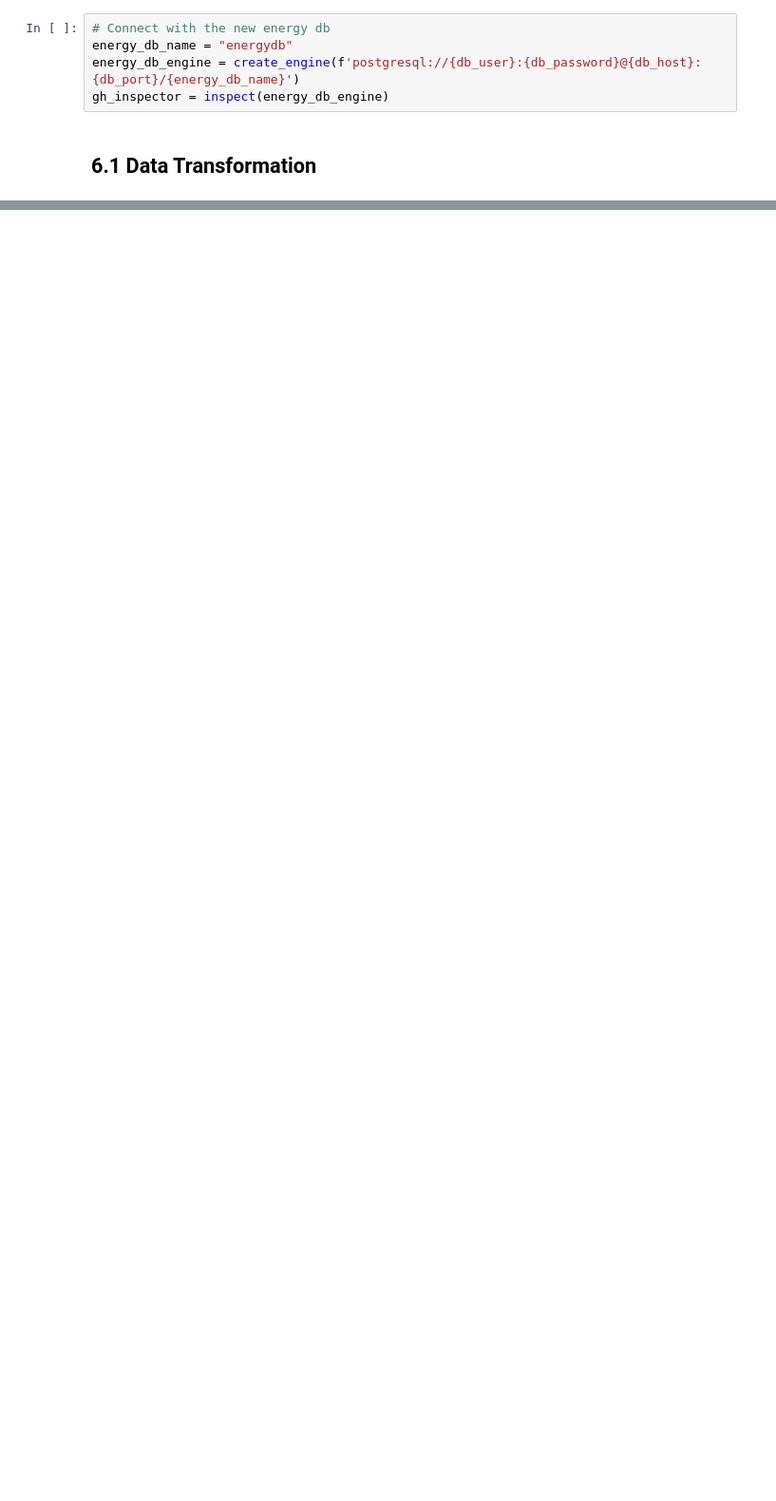
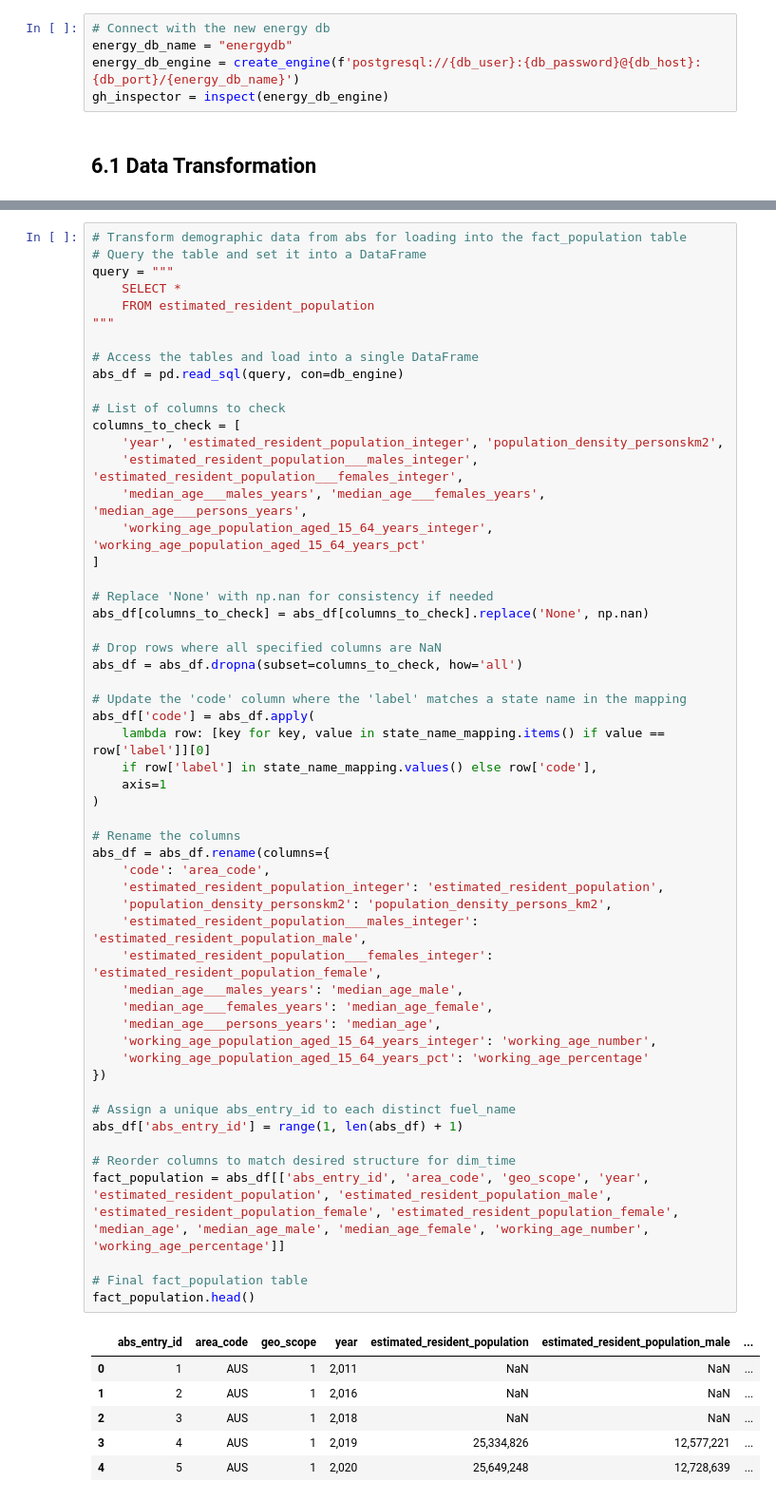
Before and after one commit to mnaufaldr01/de-assignment-1, a Jupyter notebook: assignment1.ipynb, the cells around one changed output, grey strips where cells are left out. Shown: that part at 95% size. Drawn from its saved outputs; the diff is of its cells as text; blank space fills up the shorter version.

```diff
--- a/assignment1.ipynb
+++ b/assignment1.ipynb
@@ -1316,0 +1564,61 @@ cer_df
+# %%
+# Transform demographic data from abs for loading into the fact_population table
+# Query the table and set it into a DataFrame
+query = """
+    SELECT *
+    FROM estimated_resident_population
+"""
+
+# Access the tables and load into a single DataFrame
+abs_df = pd.read_sql(query, con=db_engine)
+
+# List of columns to check
+columns_to_check = [
+    'year', 'estimated_resident_population_integer', 'population_density_personskm2',
+    'estimated_resident_population___males_integer', 'estimated_resident_population___females_integer',
+    'median_age___males_years', 'median_age___females_years', 'median_age___persons_years',
+    'working_age_population_aged_15_64_years_integer', 'working_age_population_aged_15_64_years_pct'
+]
+
+# Replace 'None' with np.nan for consistency if needed
+abs_df[columns_to_check] = abs_df[columns_to_check].replace('None', np.nan)
+
+# Drop rows where all specified columns are NaN
+abs_df = abs_df.dropna(subset=columns_to_check, how='all')
+
+# Update the 'code' column where the 'label' matches a state name in the mapping
+abs_df['code'] = abs_df.apply(
+    lambda row: [key for key, value in state_name_mapping.items() if value == row['label']][0]
+    if row['label'] in state_name_mapping.values() else row['code'],
+    axis=1
+)
+
+# Rename the columns
+abs_df = abs_df.rename(columns={
+    'code': 'area_code',
+    'estimated_resident_population_integer': 'estimated_resident_population',
+    'population_density_personskm2': 'population_density_persons_km2',
+    'estimated_resident_population___males_integer': 'estimated_resident_population_male',
+    'estimated_resident_population___females_integer': 'estimated_resident_population_female',
+    'median_age___males_years': 'median_age_male',
+    'median_age___females_years': 'median_age_female',
+    'median_age___persons_years': 'median_age',
+    'working_age_population_aged_15_64_years_integer': 'working_age_number',
+    'working_age_population_aged_15_64_years_pct': 'working_age_percentage'
+})
+
+# Assign a unique abs_entry_id to each distinct fuel_name
+abs_df['abs_entry_id'] = range(1, len(abs_df) + 1)
+
+# Reorder columns to match desired structure for dim_time
+fact_population = abs_df[['abs_entry_id', 'area_code', 'geo_scope', 'year', 'estimated_resident_population', 'estimated_resident_population_male', 'estimated_resident_population_female', 'estimated_resident_population_female', 'median_age', 'median_age_male', 'median_age_female', 'working_age_number', 'working_age_percentage']]
+
+# Final fact_population table
+fact_population.head()
+# %% [output]
+|  | abs_entry_id | area_code | geo_scope | year | estimated_resident_population | estimated_resident_population_male | ... |
+| 0 | 1 | AUS | 1 | 2,011 | NaN | NaN | ... |
+| 1 | 2 | AUS | 1 | 2,016 | NaN | NaN | ... |
+| 2 | 3 | AUS | 1 | 2,018 | NaN | NaN | ... |
+| 3 | 4 | AUS | 1 | 2,019 | 25,334,826 | 12,577,221 | ... |
+| 4 | 5 | AUS | 1 | 2,020 | 25,649,248 | 12,728,639 | ... |
```
Also changed, not shown: parts of 11 cells of this notebook.
